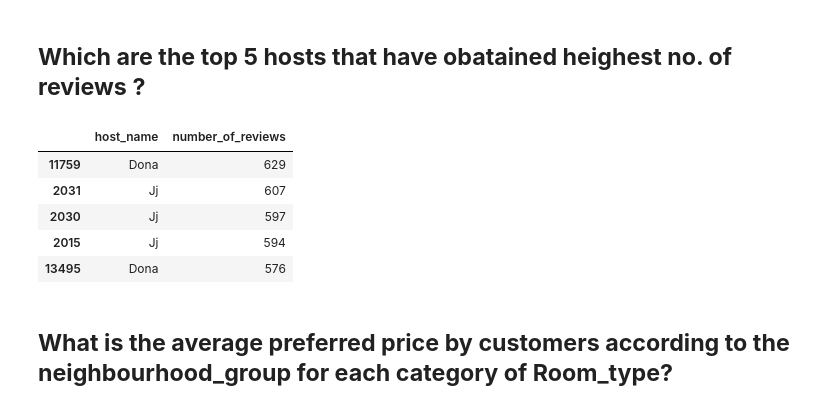
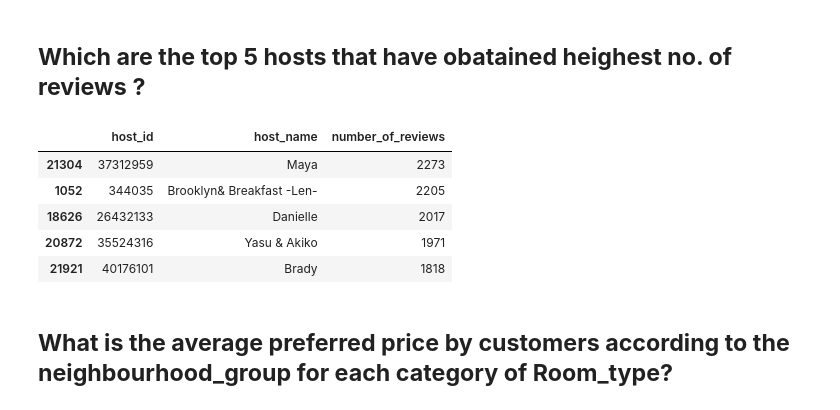
Before and after one commit to vaibhav251999/EDA-capstone-project, a Jupyter notebook: Airbnb_Bookings_Analysis_Capstone_Project.ipynb, the cells around one changed output. Drawn from its saved outputs; the diff is of its cells as text; code cells hidden in the pictures.

```diff
--- a/Airbnb_Bookings_Analysis_Capstone_Project.ipynb
+++ b/Airbnb_Bookings_Analysis_Capstone_Project.ipynb
@@ -387,14 +435,15 @@ df_last_review.sort_values(by='latest_review_in_seconds',ascending=True).head(3)
 # %% [markdown]
 ## **Which are the top 5 hosts that have  obatained heighest no. of reviews ?**
 # %%
-df.sort_values(by='number_of_reviews',ascending=False)[['host_name','number_of_reviews']].head(5)
+host_highest_df=df.groupby(['host_id','host_name'],as_index=False)['number_of_reviews'].sum().sort_values(['number_of_reviews'],ascending = False)
+host_highest_df.head(5)
 # %% [output]
-|  | host_name | number_of_reviews |
-| 11759 | Dona | 629 |
-| 2031 | Jj | 607 |
-| 2030 | Jj | 597 |
-| 2015 | Jj | 594 |
-| 13495 | Dona | 576 |
+|  | host_id | host_name | number_of_reviews |
+| 21304 | 37312959 | Maya | 2273 |
+| 1052 | 344035 | Brooklyn& Breakfast -Len- | 2205 |
+| 18626 | 26432133 | Danielle | 2017 |
+| 20872 | 35524316 | Yasu & Akiko | 1971 |
+| 21921 | 40176101 | Brady | 1818 |
 # %% [markdown]
 ## **What is the average preferred price by customers according to the neighbourhood_group for each category of Room_type?**
 # %%
```
Also changed, not shown: parts of 26 cells of this notebook.
